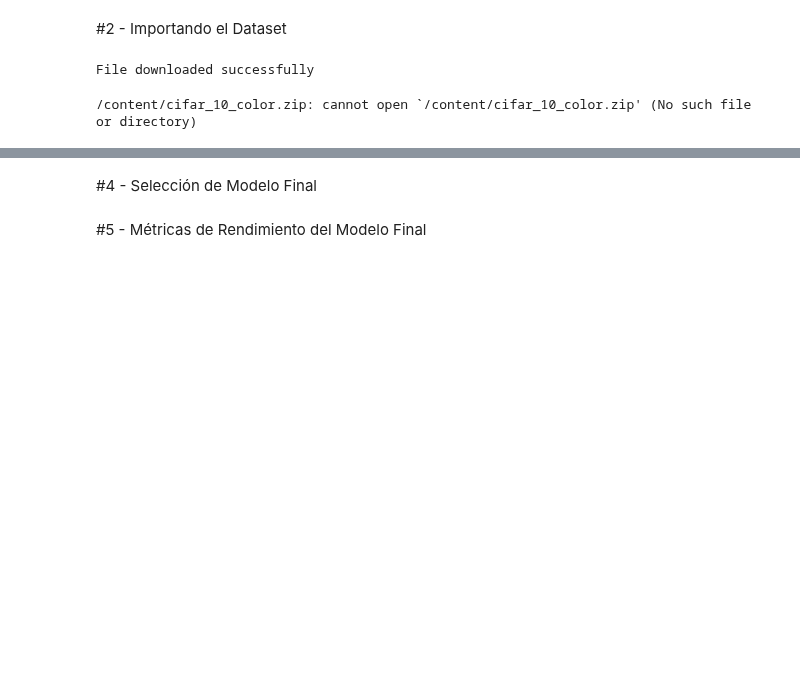
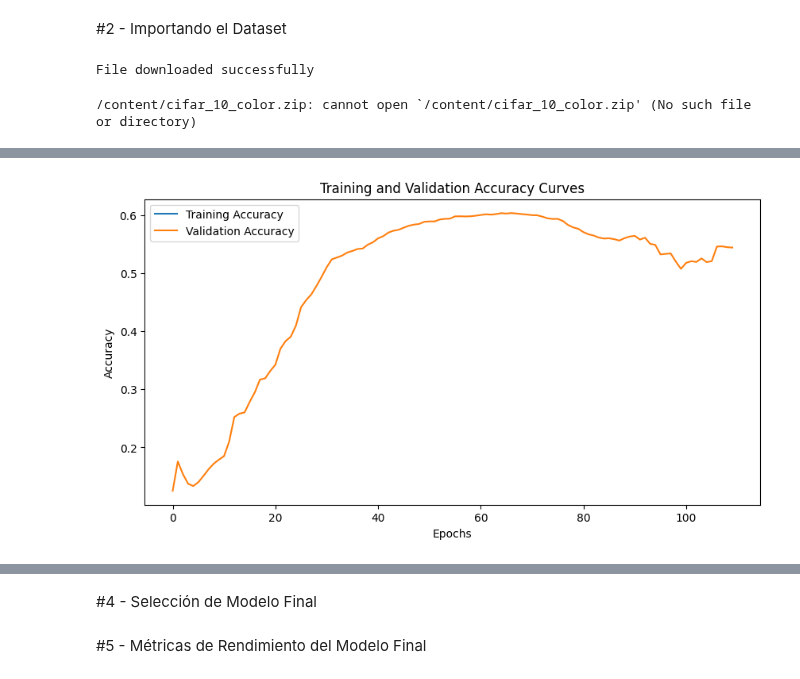
Before and after one commit to rzunick/MNA-Proyecto-Integrador-Equipo-43, a Jupyter notebook: Avance_5_Equipo_43.ipynb, the cells around one changed output, grey strips where cells are left out. Cells and saved outputs as stored; diff of their text form; code cells hidden in the pictures; blank space fills up the shorter version.

```diff
--- a/Avance_5_Equipo_43.ipynb
+++ b/Avance_5_Equipo_43.ipynb
@@ -73,0 +327,17 @@ path = '/content/cifar_10_color_v4'
+# %%
+def plot_accuracy_curves(train_accuracies, val_accuracies):
+    plt.figure(figsize=(10, 5))
+    plt.plot(train_accuracies, label='Training Accuracy')
+    plt.plot(val_accuracies, label='Validation Accuracy')
+    plt.xlabel('Epochs')
+    plt.ylabel('Accuracy')
+    plt.title('Training and Validation Accuracy Curves')
+    plt.legend()
+    plt.show()
+
+# Example usage
+train_accuracies = [acc for acc in logger.logs['train_acc']]
+val_accuracies = [acc for acc in logger.logs['test_acc']]
+plot_accuracy_curves(train_accuracies, val_accuracies)
+# %% [output]
+[figure, added]
```
Also changed, not shown: parts of 17 cells of this notebook.
